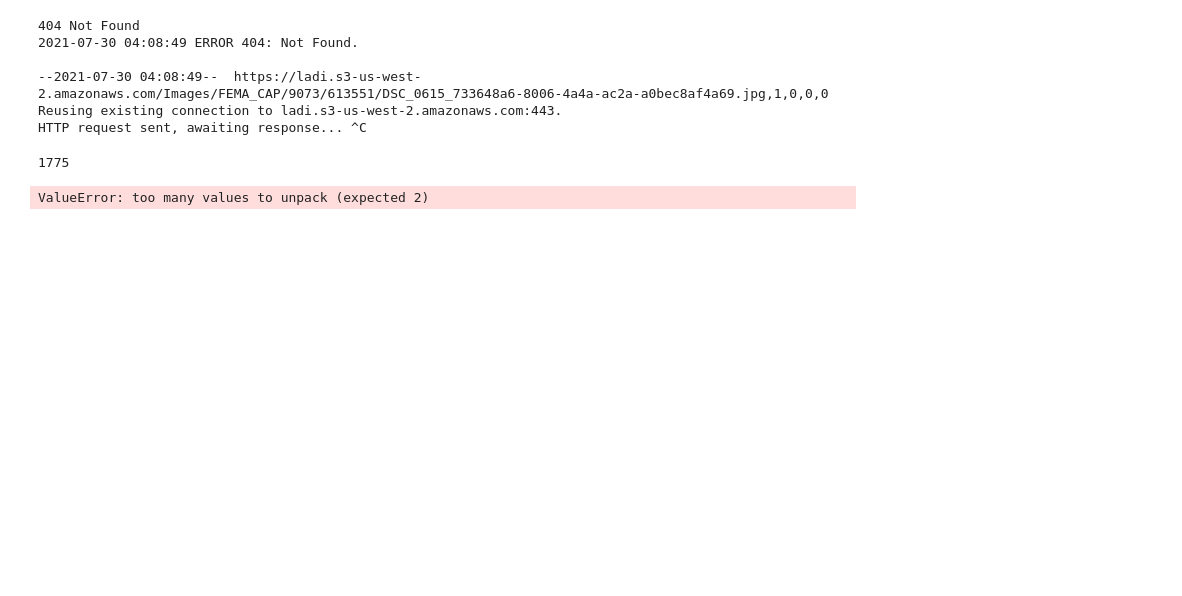
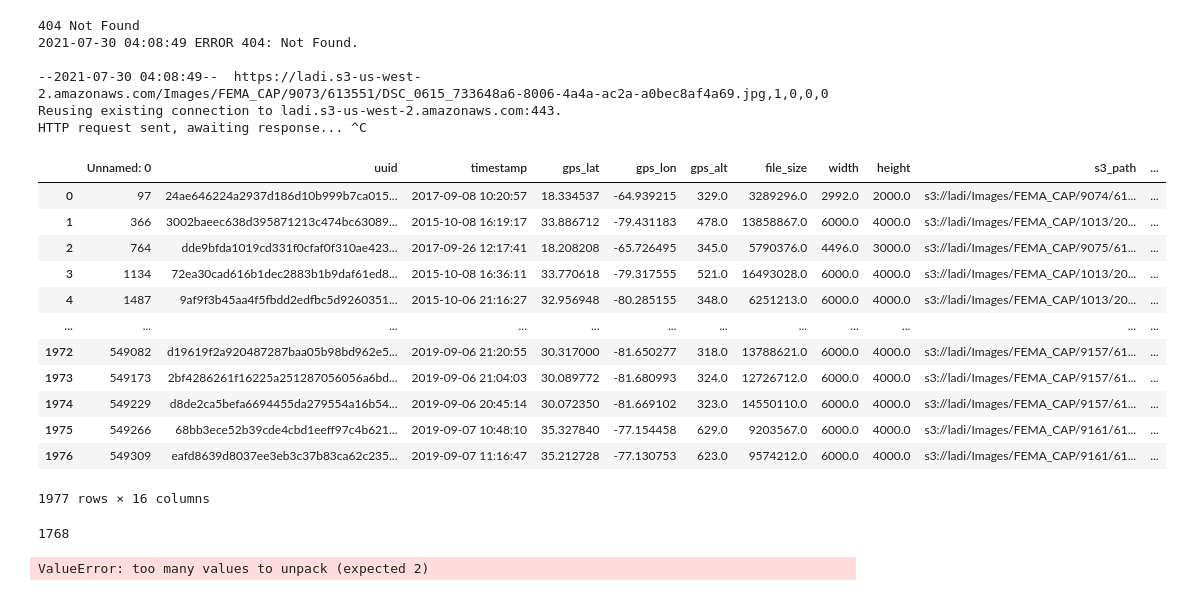
Before and after one commit to bwsi-remote-sensing-2021/operations-team, a Jupyter notebook: Damage-CNN.ipynb, the cells around one changed output. Saved outputs shown, nothing was run; the diff lists cells and outputs as text; code cells hidden in the pictures; blank space fills up the shorter version.

```diff
--- a/Damage-CNN.ipynb
+++ b/Damage-CNN.ipynb
@@ -255,9 +241,10 @@ class DamageSampleDataset(Dataset):
         self.damage_sample_metadata['local_path'] = self.damage_sample_metadata['url'].apply(convert_url_to_local_path)
         self.damage_sample_label = pd.read_csv(label_csv)
         self.damage_sample_data = pd.merge(self.damage_sample_metadata,
-                                        self.damage_sample_label,
+                                        self.damage_sample_label, how = 'outer',
                                        on="url")
         self.transform = transform
+        outside_data = self.damage_sample_data
 
     def __len__(self):
         return len(self.damage_sample_metadata)
@@ -301,5 +288,15 @@ class DamageSampleDataset(Dataset):
                   'orig_height': height}
 
         return sample
+
+    def __str__(self):
+        return self.damage_sample_data.to_string()
+
+    def dataset(self):
+        return self.damage_sample_data
+    def dataset_type(self):
+        return type(self.damage_sample_data)
+    def get_columns(self):
+        return self.damage_sample_data.columns
 # %%
 damage_sample_dataset = DamageSampleDataset(metadata_csv = metadata_csv, label_csv = label_csv)
@@ -306,13 +305,29 @@ damage_sample_dataset = DamageSampleDataset(metadata_csv = metadata_csv, label_c
 # %%
 transformed_dataset = DamageSampleDataset(metadata_csv = metadata_csv,
                                        label_csv = label_csv,
                                        transform = transforms.Compose([scale,
                                                                        crop,
                                                                        rotate,
                                                                        flip,
                                                                        transforms.ToTensor()]
                                                                      )
                                       )
+transformed_dataset = transformed_dataset.dataset()
+transformed_dataset
+# %% [output]
+|  | Unnamed: 0 | uuid | timestamp | gps_lat | gps_lon | gps_alt | file_size | width | height | s3_path | ... |
+| 0 | 97 | 24ae646224a2937d186d10b999b7ca015... | 2017-09-08 10:20:57 | 18.334537 | -64.939215 | 329.0 | 3289296.0 | 2992.0 | 2000.0 | s3://ladi/Images/FEMA_CAP/9074/61... | ... |
+| 1 | 366 | 3002baeec638d395871213c474bc63089... | 2015-10-08 16:19:17 | 33.886712 | -79.431183 | 478.0 | 13858867.0 | 6000.0 | 4000.0 | s3://ladi/Images/FEMA_CAP/1013/20... | ... |
+| 2 | 764 | dde9bfda1019cd331f0cfaf0f310ae423... | 2017-09-26 12:17:41 | 18.208208 | -65.726495 | 345.0 | 5790376.0 | 4496.0 | 3000.0 | s3://ladi/Images/FEMA_CAP/9075/61... | ... |
+| 3 | 1134 | 72ea30cad616b1dec2883b1b9daf61ed8... | 2015-10-08 16:36:11 | 33.770618 | -79.317555 | 521.0 | 16493028.0 | 6000.0 | 4000.0 | s3://ladi/Images/FEMA_CAP/1013/20... | ... |
+| 4 | 1487 | 9af9f3b45aa4f5fbdd2edfbc5d9260351... | 2015-10-06 21:16:27 | 32.956948 | -80.285155 | 348.0 | 6251213.0 | 6000.0 | 4000.0 | s3://ladi/Images/FEMA_CAP/1013/20... | ... |
+| ... | ... | ... | ... | ... | ... | ... | ... | ... | ... | ... | ... |
+| 1972 | 549082 | d19619f2a920487287baa05b98bd962e5... | 2019-09-06 21:20:55 | 30.317000 | -81.650277 | 318.0 | 13788621.0 | 6000.0 | 4000.0 | s3://ladi/Images/FEMA_CAP/9157/61... | ... |
+| 1973 | 549173 | 2bf4286261f16225a251287056056a6bd... | 2019-09-06 21:04:03 | 30.089772 | -81.680993 | 324.0 | 12726712.0 | 6000.0 | 4000.0 | s3://ladi/Images/FEMA_CAP/9157/61... | ... |
+| 1974 | 549229 | d8de2ca5befa6694455da279554a16b54... | 2019-09-06 20:45:14 | 30.072350 | -81.669102 | 323.0 | 14550110.0 | 6000.0 | 4000.0 | s3://ladi/Images/FEMA_CAP/9157/61... | ... |
+| 1975 | 549266 | 68bb3ece52b39cde4cbd1eeff97c4b621... | 2019-09-07 10:48:10 | 35.327840 | -77.154458 | 629.0 | 9203567.0 | 6000.0 | 4000.0 | s3://ladi/Images/FEMA_CAP/9161/61... | ... |
+| 1976 | 549309 | eafd8639d8037ee3eb3c37b83ca62c235... | 2019-09-07 11:16:47 | 35.212728 | -77.130753 | 623.0 | 9574212.0 | 6000.0 | 4000.0 | s3://ladi/Images/FEMA_CAP/9161/61... | ... |
+1977 rows × 16 columns
 # %%
 from torch.utils.data.sampler import SubsetRandomSampler
 from torch.utils.data import DataLoader
@@ -343,7 +360,7 @@ test_loader = torch.utils.data.DataLoader(transformed_dataset, batch_size=batch_
 # %%
 len(train_indices)
 # %% [output]
-1775
+1768
 # %%
 dataiter = iter(train_loader)
 images, labels = dataiter.next()
```
Also changed, not shown: parts of 10 cells of this notebook, 4 other files.
